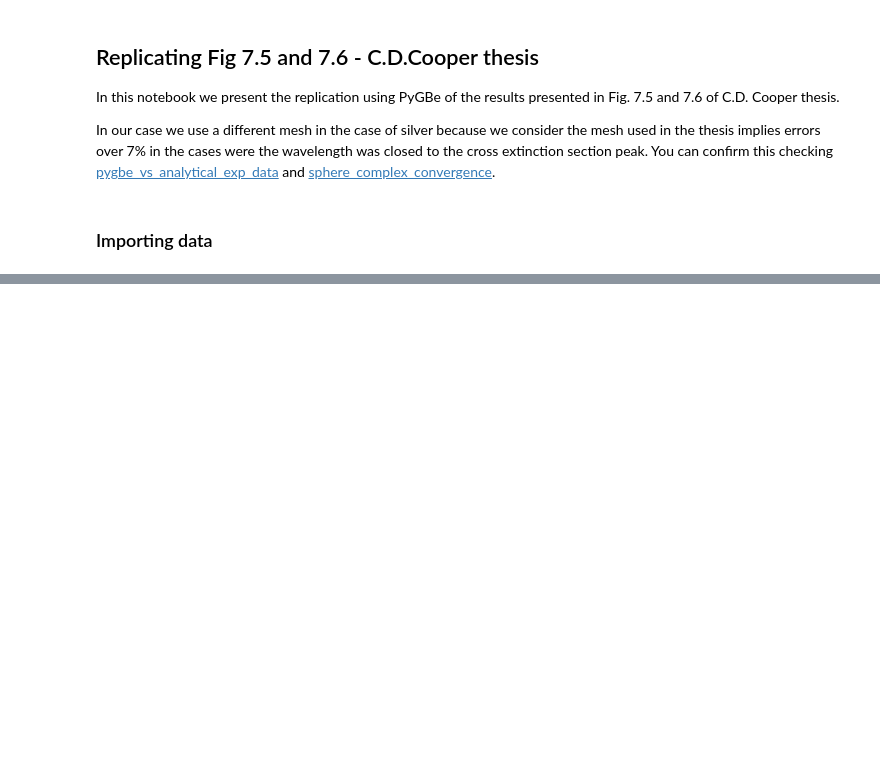
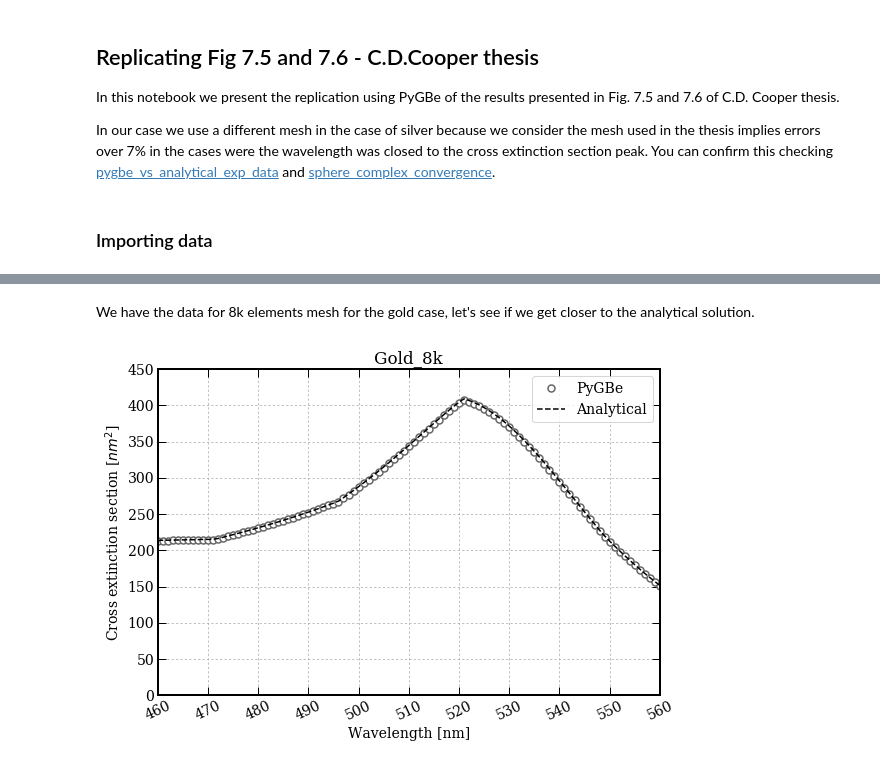
Before and after one commit to barbagroup/pygbe_lspr, a Jupyter notebook: analysis_notebooks/Cext_wave_silver_gold.ipynb, the cells around one changed output, grey strips where cells are left out. Cells and saved outputs as stored; diff of their text form; code cells hidden in the pictures; blank space fills up the shorter version.

```diff
--- a/analysis_notebooks/Cext_wave_silver_gold.ipynb
+++ b/analysis_notebooks/Cext_wave_silver_gold.ipynb
@@ -100,0 +37,7 @@ pyplot.grid(alpha=0.4)
+# %% [markdown]
+We have the data for 8k elements mesh for the gold case, let's see if we get closer to the analytical solution.
+# %%
+#Plot gold_8k
+plot_cext_wave(lambda_76_8k, Cext_76_8k, Cext_an_76_8k, ylim_s=0, ylim_e=450, xpoints=11,  title='Gold_8k')
+# %% [output]
+[figure, added]
```
Also changed, not shown: parts of 10 cells of this notebook.
